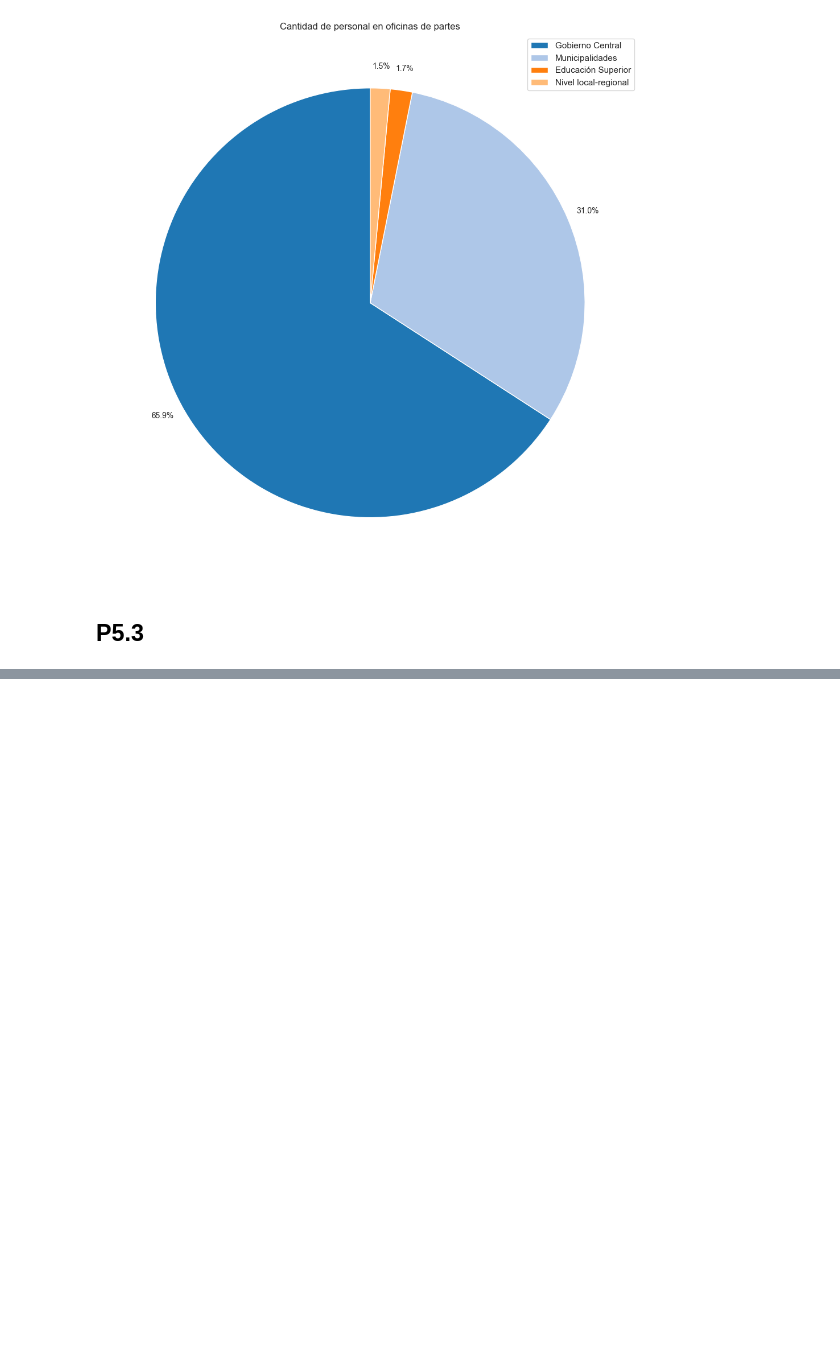
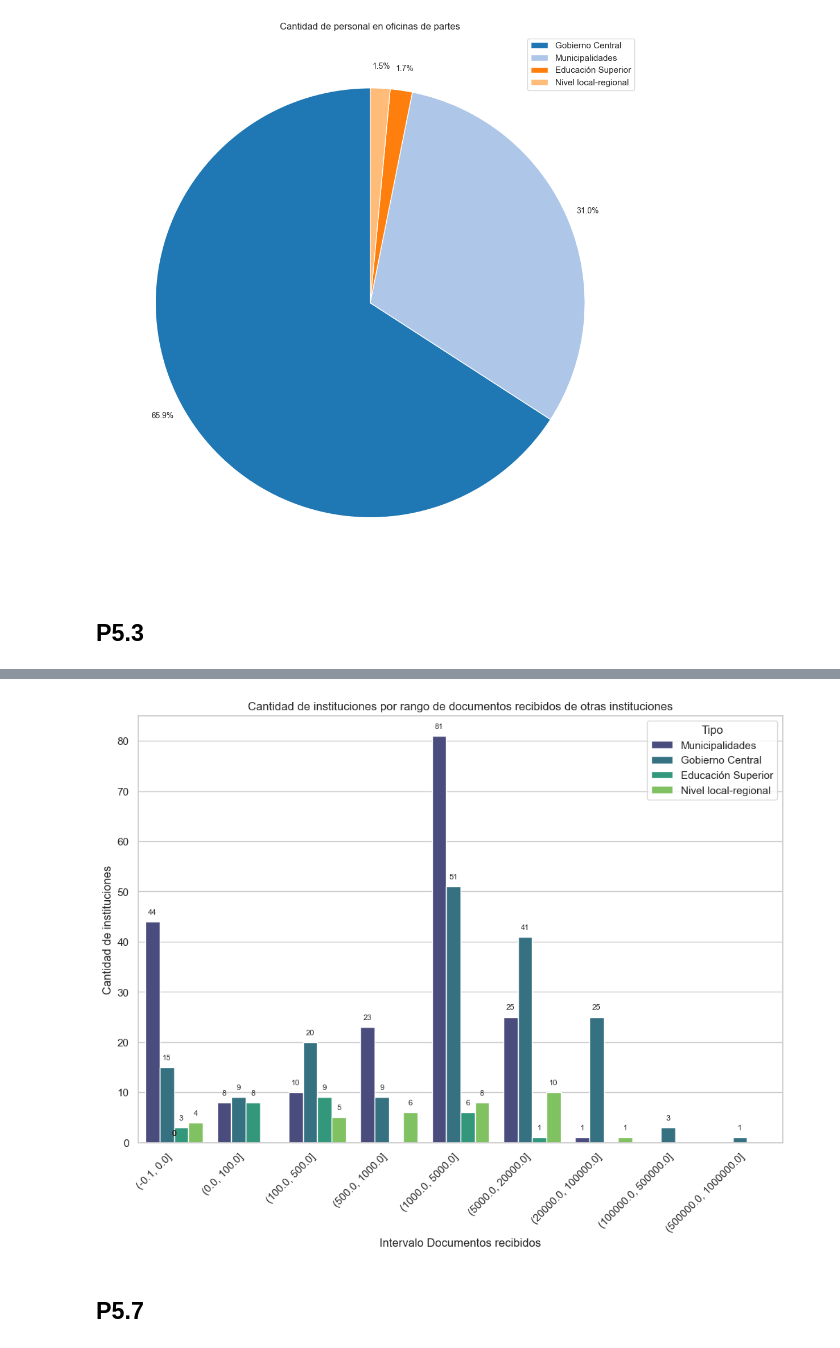
Before and after one commit to alejoGonc/EGD-CameronPartners, a Jupyter notebook: main.ipynb, the cells around one changed output, grey strips where cells are left out. Saved outputs shown, nothing was run; the diff lists cells and outputs as text; code cells hidden in the pictures; blank space fills up the shorter version.

```diff
--- a/main.ipynb
+++ b/main.ipynb
@@ -459,0 +488,28 @@ plt.show()
+# %%
+DocRecibidos = cuestionario[["Tipo","P5.4"]]
+DocRecibidos = DocRecibidos.replace({'#s.i.': 0, '#n.a.': 0})
+DocRecibidos["P5.4"] = DocRecibidos["P5.4"].astype(int)
+# %%
+bin = [-0.1,0,100, 500, 1000, 5000, 20000, 100000, 500000, 1000000]
+bins = pd.cut(DocRecibidos['P5.4'], bins=bin)
+DocRecibidos['intervalos'] = bins
+# %%
+plt.figure(figsize=(12, 8))
+ax = sns.countplot(x='intervalos', hue='Tipo', data=DocRecibidos, palette='viridis')
+
+plt.xticks(rotation=45, ha='right')
+plt.xlabel('Intervalo Documentos recibidos')
+plt.ylabel('Cantidad de instituciones')
+plt.title('Cantidad de instituciones por rango de documentos recibidos de otras instituciones')
+
+for p in ax.patches:
+    height = p.get_height()
+    if not pd.isna(height):
+        ax.annotate(f'{round(height)}', (p.get_x() + p.get_width() / 2., height),
+                    ha='center', va='center', xytext=(0, 10), textcoords='offset points',fontsize=8)
+
+plt.show()
+# %% [output]
+[figure, added]
+# %% [markdown]
+## P5.7
```
Also changed, not shown: parts of 19 cells of this notebook.
